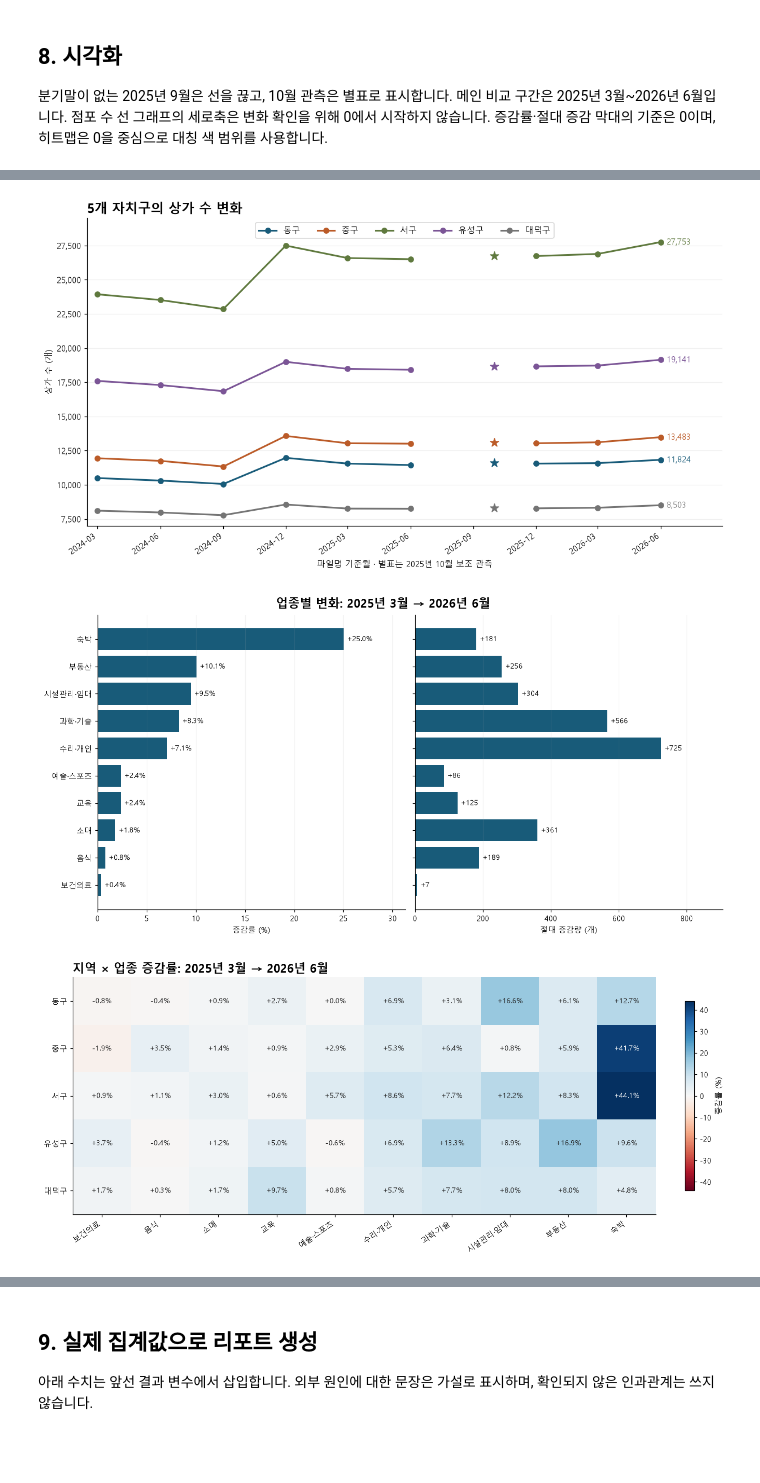
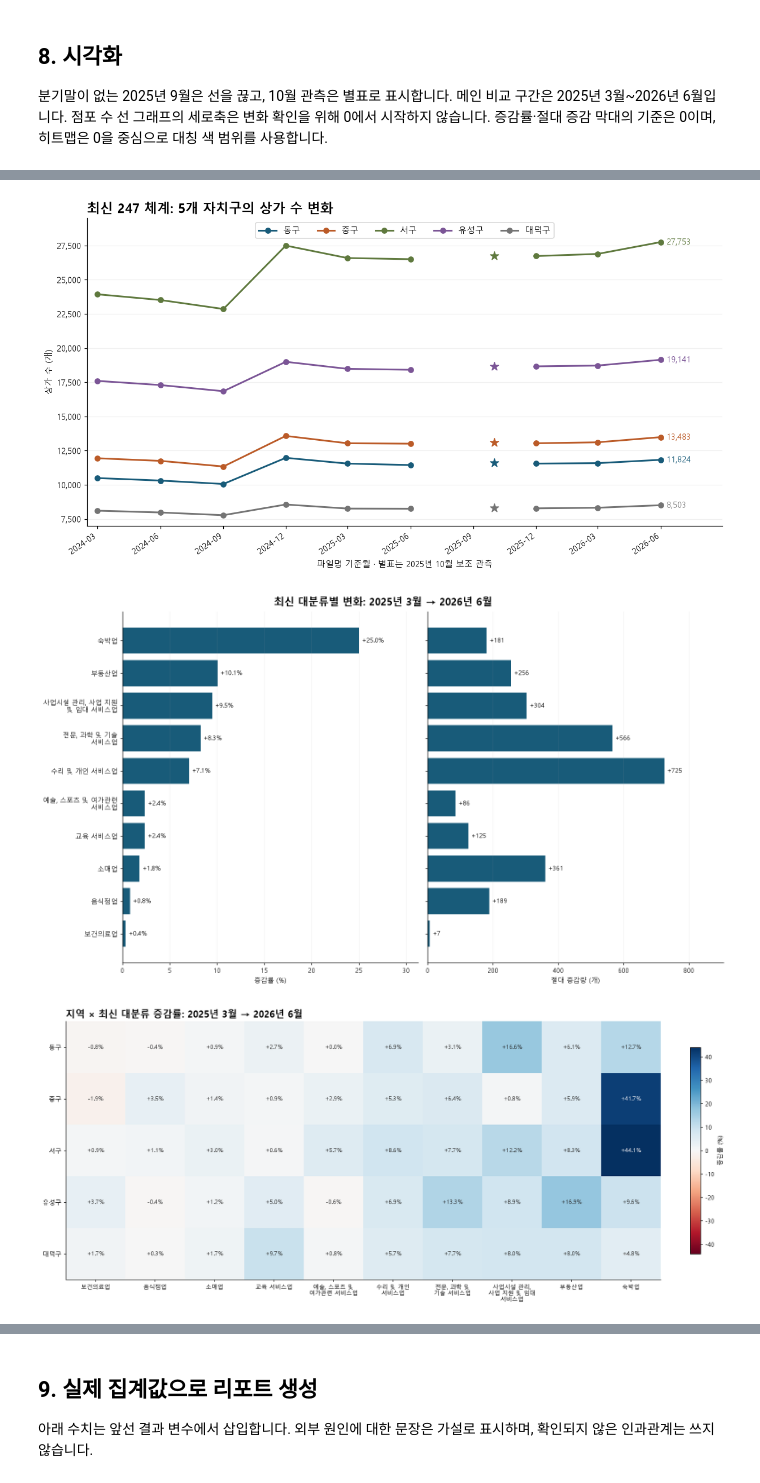
Before and after one commit to Frost0313z/daejeon-commercial-analysis, a Jupyter notebook: analysis.ipynb, the cells around one changed output, grey strips where cells are left out. Saved outputs shown, nothing was run; the diff lists cells and outputs as text; code cells hidden in the pictures; blank space fills up the shorter version.

```diff
--- a/analysis.ipynb
+++ b/analysis.ipynb
@@ -238,11 +373,10 @@ display(admin_changes.groupby('level')[['added_pairs', 'removed_pairs']].sum())
 # %%
-data = pd.concat(frames.values(), ignore_index=True).sort_values(['period', ID], ignore_index=True)
 MAIN_START = pd.Timestamp('2025-03-01')
 END = data.period.max()
 quarter_months = [3, 6, 9, 12]
 main_periods = [p for p in periods if p >= MAIN_START and p.month in quarter_months]
 assert MAIN_START in periods and END.month in quarter_months
-observed = data.groupby('period').size().rename('store_count').to_frame()
+observed = major_panel.groupby('period').store_count.agg(lambda s: s.sum(min_count=len(s))).to_frame()
 observed['previous_observation_pct'] = observed.store_count.pct_change(fill_method=None) * 100
 month_numbers = observed.index.to_series().dt.year * 12 + observed.index.to_series().dt.month
 observed['months_since_previous'] = month_numbers.diff()
@@ -250,14 +384,9 @@ quarter_index = pd.date_range(periods[0], END, freq='3MS', name='period')
 total = observed[['store_count']].reindex(quarter_index)
 total['qoq_pct'] = total.store_count.pct_change(fill_method=None) * 100
 total['yoy_pct'] = total.store_count.pct_change(4, fill_method=None) * 100
-district = data.groupby(['period', DISTRICT]).size().unstack().reindex(columns=district_order)
-category = data.groupby(['period', CAT]).size().unstack().sort_index(axis=1)
-
-# 구×업종의 모든 조합을 생성합니다. 해당 관측월에 없는 업종은 0, 관측월 자체가 없으면 결측입니다.
-panel_index = pd.MultiIndex.from_product([periods, district_order, list(category.columns)], names=['period', 'district', 'category'])
-panel = data.groupby(['period', DISTRICT, CAT]).size()
-panel.index.names = panel_index.names
-panel = panel.reindex(panel_index, fill_value=0).rename('store_count').reset_index()
+district = major_panel.groupby(['period', DISTRICT]).store_count.agg(lambda s: s.sum(min_count=len(s))).unstack().reindex(columns=district_order)
+category = major_panel.groupby(['period', 'category']).store_count.agg(lambda s: s.sum(min_count=len(s))).unstack().sort_index(axis=1)
+panel = major_panel.rename(columns={DISTRICT: 'district'}).copy()
 
 def add_rates(table, group_columns):
     """행 위치가 아닌 정확히 3개월 전·12개월 전의 동일 집계 조합을 참조합니다."""
@@ -276,8 +405,8 @@ panel = add_rates(panel, ['district', 'category'])
 panel['quarter'] = panel.period.dt.to_period('Q').astype(str)
 panel['is_quarter_end_snapshot'] = panel.period.dt.month.isin(quarter_months)
 panel['is_main'] = panel.period.ge(MAIN_START) & panel.is_quarter_end_snapshot
-district_long = add_rates(data.groupby(['period', DISTRICT]).size().rename('store_count').reset_index().rename(columns={DISTRICT: 'district'}), ['district'])
-category_long = add_rates(data.groupby(['period', CAT]).size().rename('store_count').reset_index().rename(columns={CAT: 'category'}), ['category'])
+district_long = add_rates(district.rename_axis(columns='district').stack().rename('store_count').reset_index(), ['district'])
+category_long = add_rates(category.rename_axis(columns='category').stack().rename('store_count').reset_index(), ['category'])
 display(total)
 print('원본 행 수:', len(data), '관측월 수:', len(periods), '분기말 수:', total.store_count.notna().sum(), '구·업종 패널:', len(panel))
 # %% [output]
@@ -461,7 +709,7 @@ ax.axvspan(periods[0], pd.Timestamp('2024-12-31'), color='#e9e8e4', alpha=.6, la
 for p, value in total.store_count.dropna().items():
     ax.annotate(f'{value:,.0f}', (p, value), xytext=(0, 9), textcoords='offset points', ha='center', fontsize=9)
 ax.set_ylim(65500, 85000)
-ax.set_title('대전 상가 수: 2024년 말 급증과 2026년 6월 증가', loc='left', fontweight='bold', fontsize=15)
+ax.set_title('최신 247 체계의 대전 상가 수: 정규화 전후 동일', loc='left', fontweight='bold', fontsize=15)
 ax.set_ylabel('상가 수 (개)')
 ax.legend(loc='lower right', fontsize=9)
 rates_ax.bar(total.index, total.qoq_pct, width=35, color='#185b79', label='전분기 대비')
@@ -483,7 +731,7 @@ for name, color in zip(district_order, palette):
     ax.annotate(f'{district.loc[END, name]:,}', (END, district.loc[END, name]), xytext=(7, 0), textcoords='offset points', color=color, va='center')
 ax.set_xlim(periods[0] - pd.Timedelta(days=15), END + pd.Timedelta(days=90))
 ax.set_ylim(7000, 29500)
-ax.set_title('5개 자치구의 상가 수 변화', loc='left', fontweight='bold', fontsize=15)
+ax.set_title('최신 247 체계: 5개 자치구의 상가 수 변화', loc='left', fontweight='bold', fontsize=15)
 ax.set_ylabel('상가 수 (개)')
 ax.set_xlabel('파일명 기준월 · 별표는 2025년 10월 보조 관측')
 ax.legend(ncol=5, loc='upper center', bbox_to_anchor=(.5, 1.0))
@@ -491,10 +739,11 @@ time_axis(ax)
 save_figure(fig, '02_district_trend.png')
 
 plot_growth = category_growth.sort_values('growth_pct')
-fig, (ax1, ax2) = plt.subplots(1, 2, figsize=(12, 6), sharey=True, layout='constrained')
+fig, (ax1, ax2) = plt.subplots(1, 2, figsize=(14, 8), sharey=True, layout='constrained')
 colors = ['#185b79' if x >= 0 else '#bb5b28' for x in plot_growth.growth_pct]
-ax1.barh(plot_growth.index, plot_growth.growth_pct, color=colors)
-ax2.barh(plot_growth.index, plot_growth.change, color=colors)
+category_labels = [textwrap.fill(name, 15) for name in plot_growth.index]
+ax1.barh(category_labels, plot_growth.growth_pct, color=colors)
+ax2.barh(category_labels, plot_growth.change, color=colors)
 for axis, values, fmt in [(ax1, plot_growth.growth_pct, '{:+.1f}%'), (ax2, plot_growth.change, '{:+,d}')]:
     axis.axvline(0, color='#777777', linewidth=.8)
     axis.grid(axis='x', alpha=.15)
@@ -503,21 +752,21 @@ for axis, values, fmt in [(ax1, plot_growth.growth_pct, '{:+.1f}%'), (ax2, plot_
         axis.annotate(fmt.format(value), (value, y), xytext=(4 if value >= 0 else -4, 0), textcoords='offset points', va='center', ha='left' if value >= 0 else 'right', fontsize=9)
 ax1.set_xlabel('증감률 (%)')
 ax2.set_xlabel('절대 증감량 (개)')
-fig.suptitle('업종별 변화: 2025년 3월 → 2026년 6월', fontsize=15, fontweight='bold')
+fig.suptitle('최신 대분류별 변화: 2025년 3월 → 2026년 6월', fontsize=15, fontweight='bold')
 save_figure(fig, '03_category_growth.png')
 
 heat = combination_growth.growth_pct.unstack('category').reindex(index=district_order, columns=plot_growth.index)
 bound = max(1, np.nanmax(np.abs(heat.to_numpy())))
-fig, ax = plt.subplots(figsize=(12, 5.2), layout='constrained')
+fig, ax = plt.subplots(figsize=(15, 6.5), layout='constrained')
 mesh = ax.imshow(heat, cmap='RdBu', vmin=-bound, vmax=bound, aspect='auto')
-ax.set_xticks(range(len(heat.columns)), heat.columns, rotation=35, ha='right')
+ax.set_xticks(range(len(heat.columns)), [textwrap.fill(name, 10) for name in heat.columns], fontsize=9)
 ax.set_yticks(range(len(heat.index)), heat.index)
 for i in range(len(heat.index)):
     for j in range(len(heat.columns)):
         value = heat.iloc[i, j]
         ax.text(j, i, f'{value:+.1f}%', ha='center', va='center', color='white' if abs(value) > bound * .58 else '#202020', fontsize=9)
 fig.colorbar(mesh, ax=ax, label='증감률 (%)', shrink=.8)
-ax.set_title('지역 × 업종 증감률: 2025년 3월 → 2026년 6월', loc='left', fontweight='bold', fontsize=15)
+ax.set_title('지역 × 최신 대분류 증감률: 2025년 3월 → 2026년 6월', loc='left', fontweight='bold', fontsize=15)
 save_figure(fig, '04_district_category_heatmap.png')
 
 fig, ax = plt.subplots(figsize=(11, 5), layout='constrained')
@@ -527,11 +776,26 @@ ax.bar(x, -transitions.disappeared, label='사라진 업소번호', color='#bb5b
 ax.plot(x, transitions.net_change, marker='o', color='#333333', label='순변화')
 ax.axhline(0, color='#777777', linewidth=.8)
 ax.set_xticks(x, [p.strftime('%Y-%m') for p in transitions.period], rotation=35, ha='right')
-ax.set_title('업소번호의 등장·소멸: 창업·폐업으로 단정할 수 없음', loc='left', fontweight='bold', fontsize=15)
+ax.set_title('정규화 후 업소번호 등장·소멸: 창업·폐업 여부는 미확인', loc='left', fontweight='bold', fontsize=15)
 ax.set_xlabel('직전 파일과 비교한 현재 기준월 · 구간 길이는 2~4개월')
 ax.set_ylabel('업소번호 수 (개)')
 ax.yaxis.set_major_formatter(ticker.StrMethodFormatter('{x:,.0f}'))
 ax.legend()
 ax.grid(axis='y', alpha=.15)
 save_figure(fig, '05_id_turnover.png')
+fig, ax = plt.subplots(figsize=(13, 8), layout='constrained')
+decomp_plot = shock_decomposition.sort_values('change')
+y = np.arange(len(decomp_plot))
+ax.barh(y + .23, decomp_plot.appeared, height=.22, color='#185b79', label='등장 번호')
+ax.barh(y, -decomp_plot.disappeared, height=.22, color='#bb5b28', label='소멸 번호')
+ax.barh(y - .23, decomp_plot.reclassification_net, height=.22, color='#7b5596', label='유지 번호 업종 이동 순효과')
+ax.scatter(decomp_plot.change, y, marker='D', color='#202020', s=22, label='순변화', zorder=4)
+ax.set_yticks(y, [textwrap.fill(name, 16) for name in decomp_plot.category])
+ax.axvline(0, color='#777777', linewidth=.8)
+ax.set_xlabel('업소번호 수 (개) · 등장 - 소멸 + 업종 이동 순효과 = 순변화')
+ax.set_title('2024년 9→12월: 코드 정규화의 총량 효과 0개', loc='left', fontweight='bold', fontsize=15)
+ax.xaxis.set_major_formatter(ticker.StrMethodFormatter('{x:,.0f}'))
+ax.grid(axis='x', alpha=.15)
+ax.legend(loc='lower right', fontsize=9)
+save_figure(fig, '06_classification_scope_decomposition.png')
 # %% [output]
@@ -539,3 +803,3 @@ save_figure(fig, '05_id_turnover.png')
-[figure, old version]
+[figure, new version]
-[figure, old version]
+[figure, new version]
-[figure, old version]
+[figure, new version]
```
Also changed, not shown: parts of 13 cells of this notebook, 41 other files.
